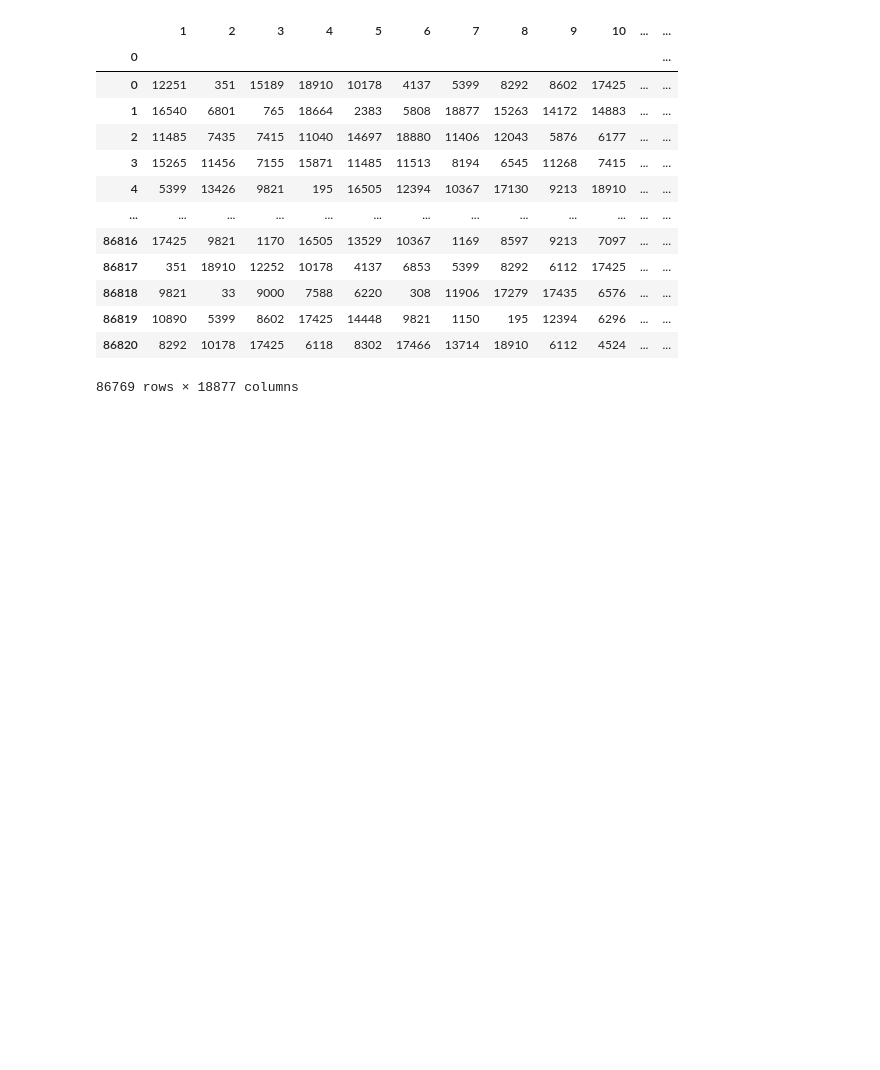
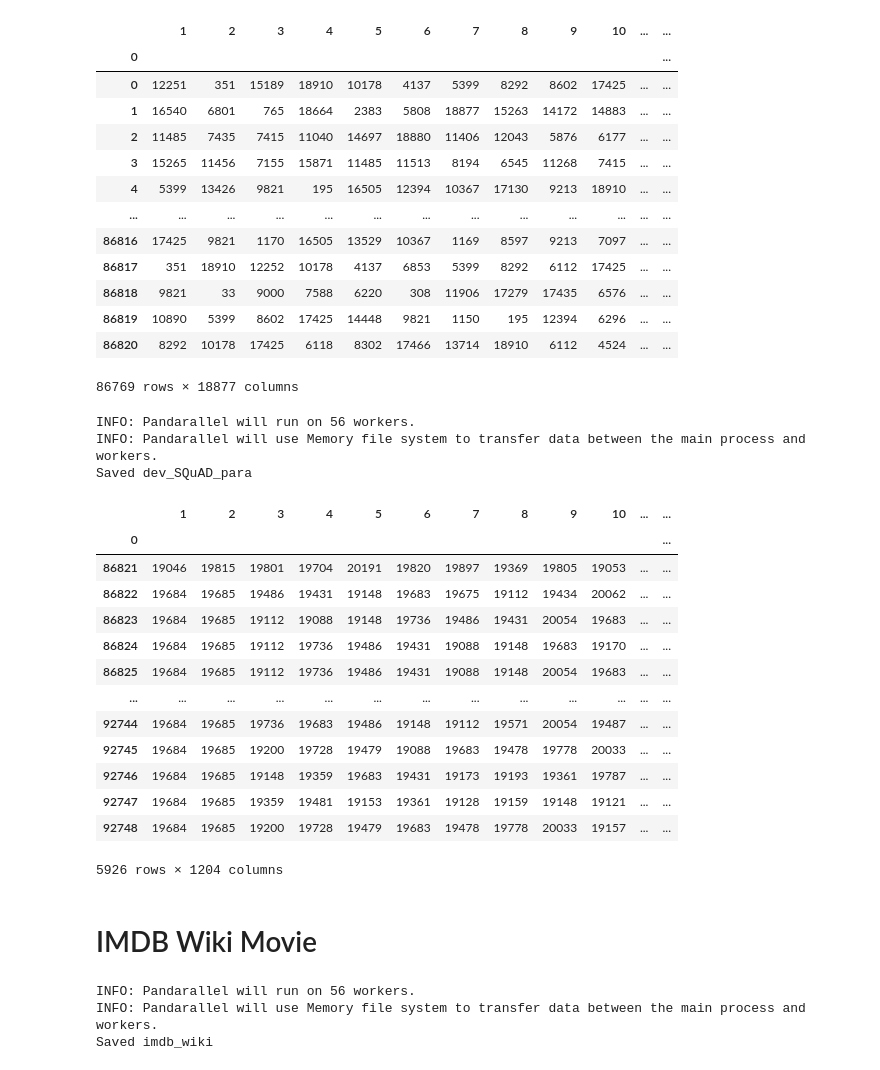
Before and after one commit to sahaana/ember-internal, a Jupyter notebook: notebooks/preprocessing/Reindex, Merge, and Generate BM25.ipynb, the cells around one changed output. Drawn from its saved outputs; the diff is of its cells as text; code cells hidden in the pictures; blank space fills up the shorter version.

```diff
--- a/notebooks/preprocessing/Reindex, Merge, and Generate BM25.ipynb
+++ b/notebooks/preprocessing/Reindex, Merge, and Generate BM25.ipynb
@@ -325,3 +377,43 @@ combined_bm25_para
 | 86819 | 10890 | 5399 | 8602 | 17425 | 14448 | 9821 | 1150 | 195 | 12394 | 6296 | ... | ... |
 | 86820 | 8292 | 10178 | 17425 | 6118 | 8302 | 17466 | 13714 | 18910 | 6112 | 4524 | ... | ... |
 86769 rows × 18877 columns
+# %%
+query_path = f"{path}/dev_tableA_processed.pkl"
+corpus_path = f"{path}/dev_tableB_para_processed.pkl"
+
+query_df = pd.read_pickle(f"{path}/dev_tableA.pkl")
+corpus_df = pd.read_pickle(f"{path}/dev_tableB_para.pkl")
+
+query_columns = list(query_df.columns)
+corpus_columns = list(corpus_df.columns)
+
+query_df = merge_columns(query_df, query_columns, merged_col, query_path, separator)
+corpus_df = merge_columns(corpus_df, corpus_columns, merged_col, corpus_path, separator)
+
+bm25_para = compute_BM25(corpus_df, query_df, "merged_all", "dev_SQuAD_para", reindex=True)
+# %% [output]
+INFO: Pandarallel will run on 56 workers.
+INFO: Pandarallel will use Memory file system to transfer data between the main process and workers.
+Saved dev_SQuAD_para
+# %%
+combined_bm25_para = pd.DataFrame(np.hstack([np.array(query_df.index)[:,None], bm25_para[2]]))
+combined_bm25_para = combined_bm25_para.set_index(0)
+pd.to_pickle(combined_bm25_para, '/lfs/1/sahaana/enrichment/data/Okapi25Queries/dev_SQuAD_para_argsort_indices.pkl')
+combined_bm25_para
+# %% [output]
+|  | 1 | 2 | 3 | 4 | 5 | 6 | 7 | 8 | 9 | 10 | ... | ... |
+| 0 |  |  |  |  |  |  |  |  |  |  |  | ... |
+| 86821 | 19046 | 19815 | 19801 | 19704 | 20191 | 19820 | 19897 | 19369 | 19805 | 19053 | ... | ... |
+| 86822 | 19684 | 19685 | 19486 | 19431 | 19148 | 19683 | 19675 | 19112 | 19434 | 20062 | ... | ... |
+| 86823 | 19684 | 19685 | 19112 | 19088 | 19148 | 19736 | 19486 | 19431 | 20054 | 19683 | ... | ... |
+| 86824 | 19684 | 19685 | 19112 | 19736 | 19486 | 19431 | 19088 | 19148 | 19683 | 19170 | ... | ... |
+| 86825 | 19684 | 19685 | 19112 | 19736 | 19486 | 19431 | 19088 | 19148 | 20054 | 19683 | ... | ... |
+| ... | ... | ... | ... | ... | ... | ... | ... | ... | ... | ... | ... | ... |
+| 92744 | 19684 | 19685 | 19736 | 19683 | 19486 | 19148 | 19112 | 19571 | 20054 | 19487 | ... | ... |
+| 92745 | 19684 | 19685 | 19200 | 19728 | 19479 | 19088 | 19683 | 19478 | 19778 | 20033 | ... | ... |
+| 92746 | 19684 | 19685 | 19148 | 19359 | 19683 | 19431 | 19173 | 19193 | 19361 | 19787 | ... | ... |
+| 92747 | 19684 | 19685 | 19359 | 19481 | 19153 | 19361 | 19128 | 19159 | 19148 | 19121 | ... | ... |
+| 92748 | 19684 | 19685 | 19200 | 19728 | 19479 | 19683 | 19478 | 19778 | 20033 | 19157 | ... | ... |
+5926 rows × 1204 columns
+# %% [markdown]
+# IMDB Wiki Movie
@@ -327,0 +424,18 @@ combined_bm25_para
+# %%
+query_path = f"{path}/train_tableA_processed.pkl"
+corpus_path = f"{path}/train_tableB_processed.pkl"
+
+query_df = pd.read_pickle(f"{path}/imdb_train.pkl")
+corpus_df = pd.read_pickle(f"{path}/wiki_train.pkl")
+
+query_columns = list(query_df.columns)
+corpus_columns = list(corpus_df.columns)
+
+query_df = merge_columns(query_df, query_columns, merged_col, query_path, separator)
+corpus_df = merge_columns(corpus_df, corpus_columns, merged_col, corpus_path, separator)
+
+bm25 = compute_BM25(corpus_df, query_df, "merged_all", "imdb_wiki", reindex=True)
+# %% [output]
+INFO: Pandarallel will run on 56 workers.
+INFO: Pandarallel will use Memory file system to transfer data between the main process and workers.
+Saved imdb_wiki
```
Also changed, not shown: parts of 16 cells of this notebook, 55 other files.
